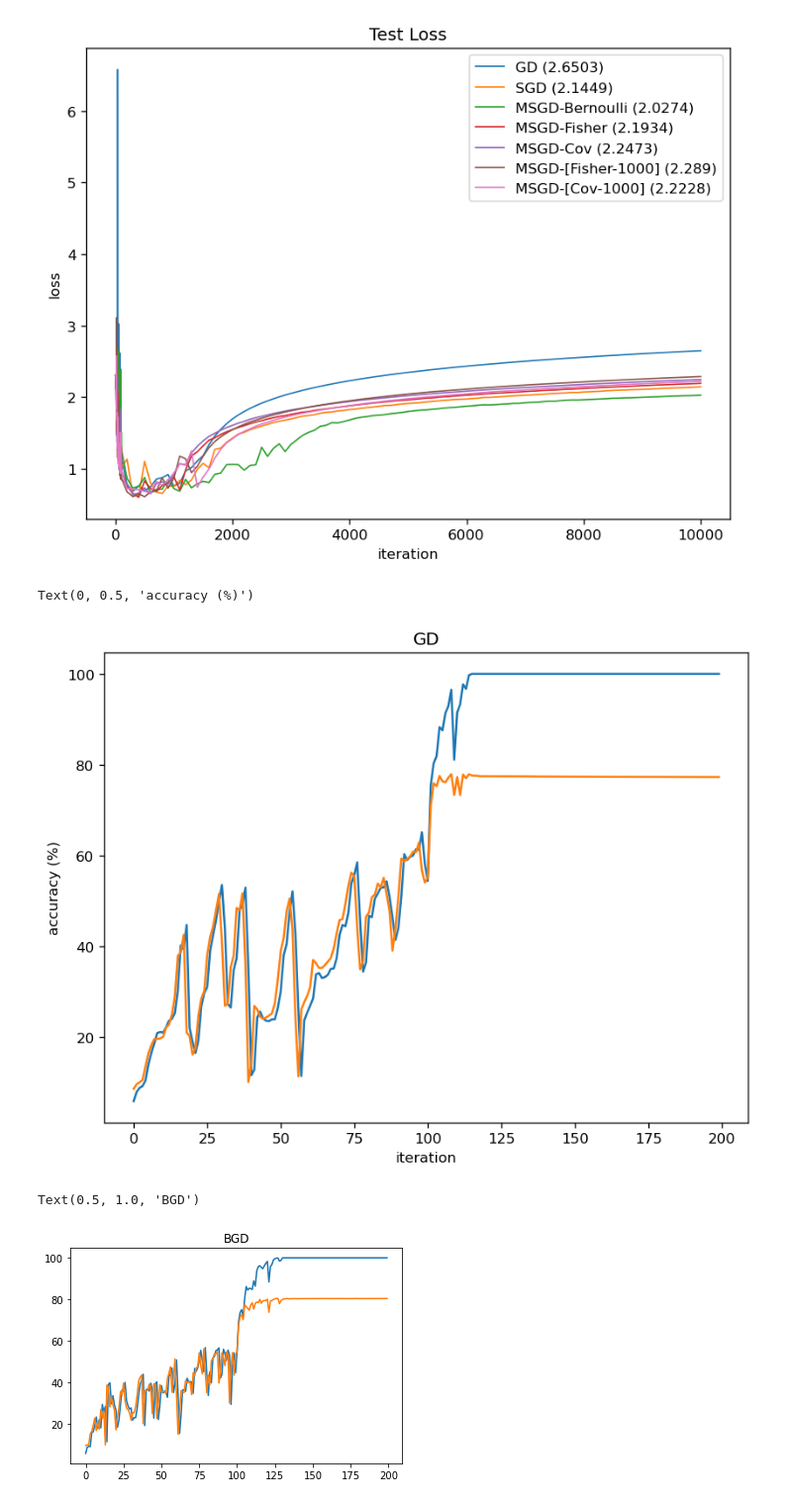
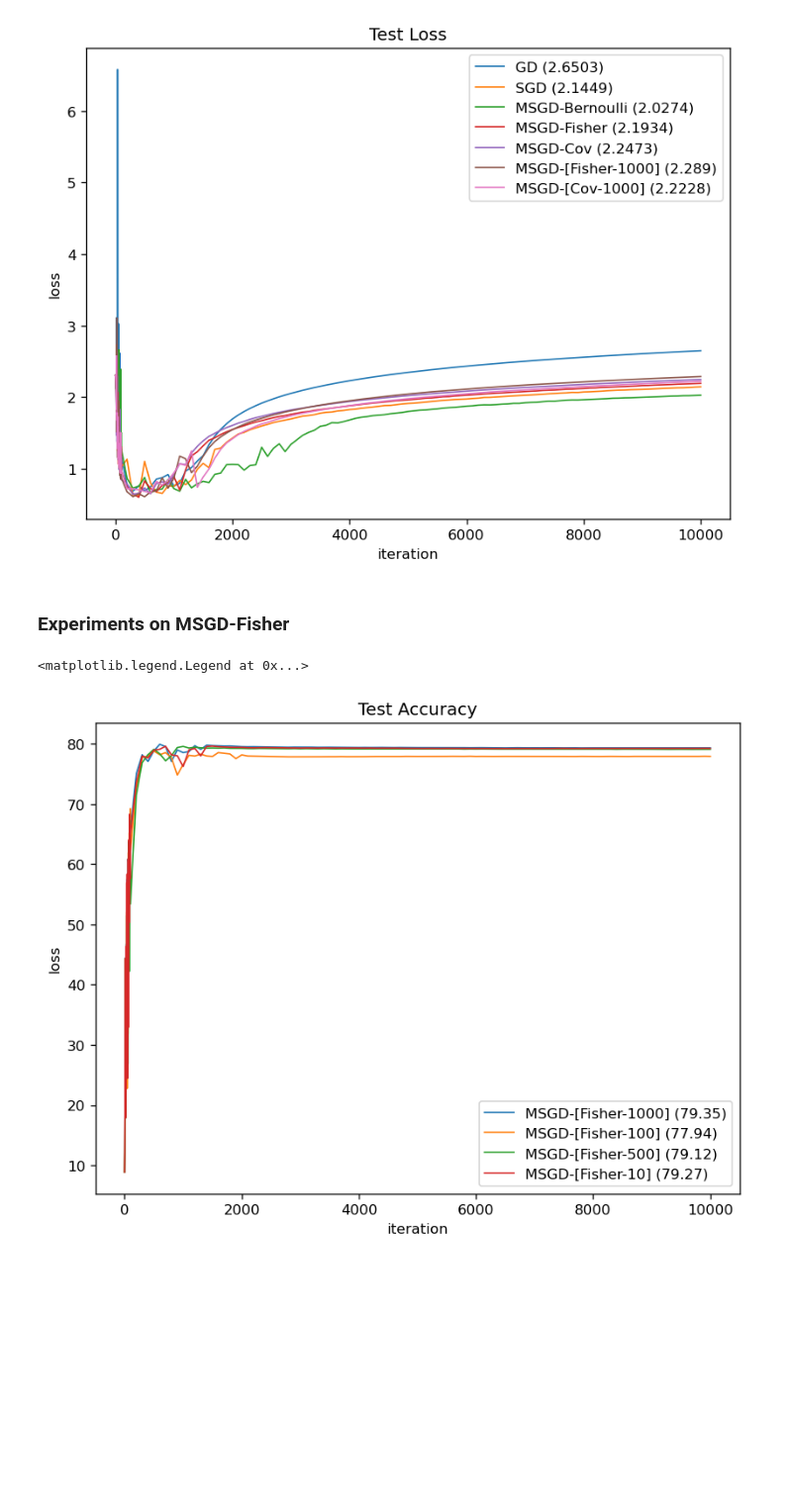
Before and after one commit to Quincy0v0/MultiNoise, a Jupyter notebook: FashionMNIST/CSE257 visualization for MSGD w FashionMNIST.ipynb, the cells around one changed output. Shown at 99% size. Cells and saved outputs as stored; diff of their text form; code cells hidden in the pictures; blank space fills up the shorter version.

```diff
--- a/FashionMNIST/CSE257 visualization for MSGD w FashionMNIST.ipynb
+++ b/FashionMNIST/CSE257 visualization for MSGD w FashionMNIST.ipynb
@@ -109,23 +113,24 @@ ax.legend()
 # %% [output]
 <matplotlib.legend.Legend at 0x...>
 [figure]
-# %%
-fig = plt.figure(figsize=(8, 6), dpi=120)
-ax = fig.add_subplot(1, 1, 1)
-ax.plot(GD[0])
-ax.plot(GD[2])
-ax.set_title('GD')
-ax.set_xlabel('iteration')
-ax.set_ylabel('accuracy (%)')
-# %% [output]
-Text(0, 0.5, 'accuracy (%)')
-[figure, removed]
-# %%
-fig = plt.figure()
-ax = fig.add_subplot(1, 1, 1)
-ax.plot(BGD[0])
-ax.plot(BGD[2])
-ax.set_title('BGD')
-# %% [output]
-Text(0.5, 1.0, 'BGD')
-[figure, removed]
+# %% [markdown]
+### Experiments on MSGD-Fisher
+# %%
+GDF1000 = GDStoF
+GDF100 = get_output('logs/GDStoF100.log')
+GDF50 = get_output('logs/GDStoF50.log')
+GDF10 = get_output('logs/GDStoF10.log')
+# %%
+fig = plt.figure(figsize=(8, 6), dpi=120)
+ax = fig.add_subplot(1, 1, 1)
+plt.plot(GDF1000[-1], GDF1000[2], label='MSGD-[Fisher-1000] ('+str(GDF1000[2][-1])+')',linewidth=1)
+plt.plot(GDF100[-1], GDF100[2], label='MSGD-[Fisher-100] ('+str(GDF100[2][-1])+')',linewidth=1)
+plt.plot(GDF50[-1], GDF50[2], label='MSGD-[Fisher-500] ('+str(GDF50[2][-1])+')',linewidth=1)
+plt.plot(GDF10[-1], GDF10[2], label='MSGD-[Fisher-10] ('+str(GDF10[2][-1])+')',linewidth=1)
+ax.set_title('Test Accuracy')
+ax.set_xlabel('iteration')
+ax.set_ylabel('loss')
+ax.legend()
+# %% [output]
+<matplotlib.legend.Legend at 0x...>
+[figure, added]
```
Also changed, not shown: parts of 12 cells of this notebook, 1 other file.
